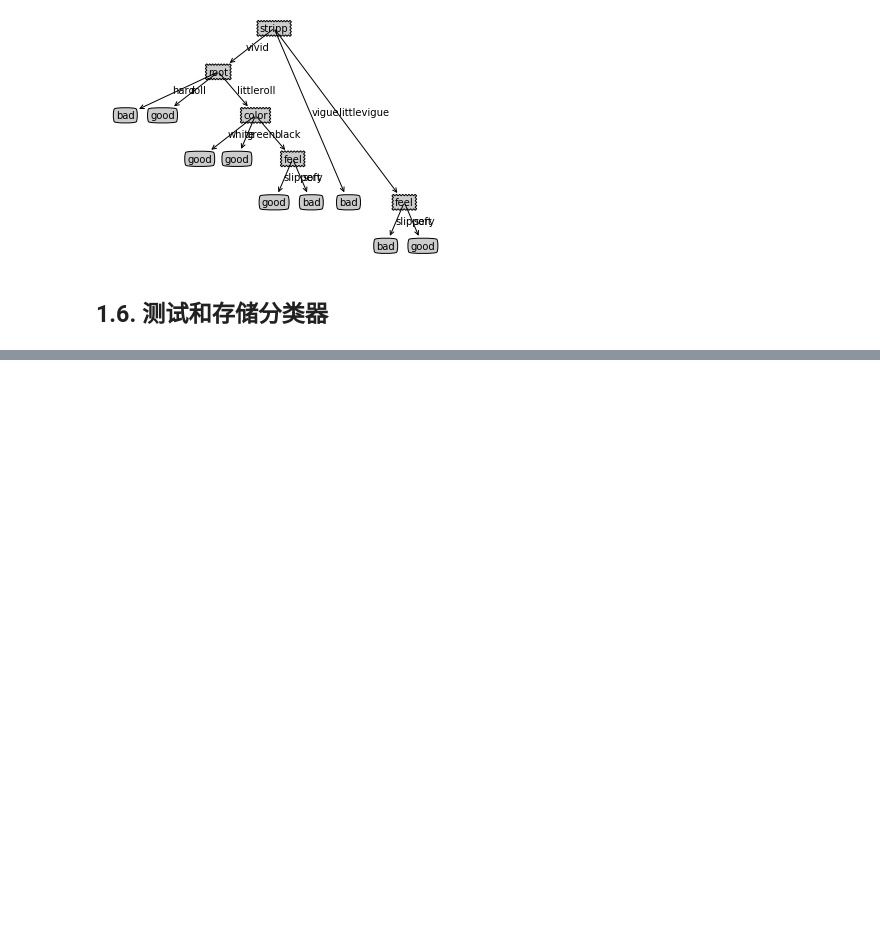
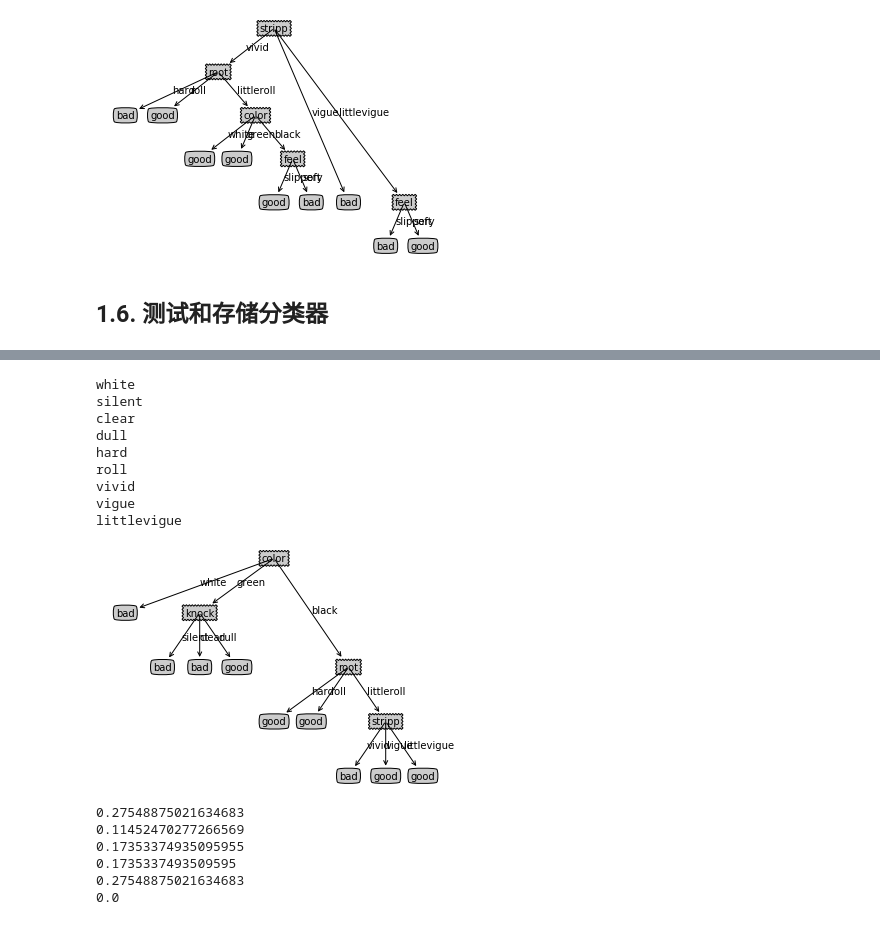
Before and after one commit to bruceEeZhao/machinLearning, a Jupyter notebook: decisionTree/decisionTree.ipynb, the cells around one changed output, grey strips where cells are left out. Saved outputs shown, nothing was run; the diff lists cells and outputs as text; code cells hidden in the pictures; blank space fills up the shorter version.

```diff
--- a/decisionTree/decisionTree.ipynb
+++ b/decisionTree/decisionTree.ipynb
@@ -319,7 +321,7 @@ def treeGenerate(df, A, df1):
     node.children = []
     node.childName = []
     AA = copy.copy(A)
-    AA.remove(bestAttri)
+    #AA.remove(bestAttri)
     for i in attriset:
         node.childName.append(i)
         tmpdf = df[df[bestAttri]==i]
@@ -474,21 +476,21 @@ getTreeDepth(t)
 # %% [output]
 5
 # %%
-def createPlot():
+def createPlot(dTree):
     fig = plt.figure(1, facecolor='white')
     fig.clf()
     axprop = dict(xticks =[], yticks=[])
     createPlot.ax1 = plt.subplot(111, frameon=False, **axprop)
 
-    plotTree.totalW = float(getNumLeafs(t))
-    plotTree.totalD = float(getTreeDepth(t))
+    plotTree.totalW = float(getNumLeafs(dTree))
+    plotTree.totalD = float(getTreeDepth(dTree))
     plotTree.xOff = -0.5/plotTree.totalW
     plotTree.yOff = 1.0
-    plotTree(t, (0.5,1.0), "")
+    plotTree(dTree, (0.5,1.0), "")
     plt.show()
 
 
-createPlot()
+createPlot(t)
 # %% [output]
 hard
 roll
@@ -504,0 +520,18 @@ soft
+# %%
+# 划分数据集
+traindf = df.iloc[[0,1,2,5,6,9,13,14,15,16]]
+testdf = df.iloc[[3,4,7,8,10,11,12]]
+
+A = set(df.columns.values[0:-1])
+dtTree = treeGenerate(traindf, A, traindf)
+
+err = 0
+for index, i in testdf.iterrows():
+    i = list(i)
+    A = list(df.columns.values[0:-1])
+    classfied = dtclassfy(dtTree, i, A)
+    print("true = %s, classfied = %s" %(i[-1], classfied))
+    if classfied != i[-1]:
+        err+=1
+
+print("error = %f" % (err/len(testdf)))
@@ -504,0 +547,28 @@ soft
+# %%
+createPlot(dtTree)
+# %% [output]
+white
+silent
+clear
+dull
+hard
+roll
+vivid
+vigue
+littlevigue
+[figure, added]
+# %%
+traindf
+print(gain(traindf, 'color'))
+print(gain(traindf, 'root'))
+print(gain(traindf, 'knock'))
+print(gain(traindf, 'stripp'))
+print(gain(traindf, 'sto'))
+print(gain(traindf, 'feel'))
+# %% [output]
+0.27548875021634683
+0.11452470277266569
+0.17353374935095955
+0.1735337493509595
+0.27548875021634683
+0.0
```
Also changed, not shown: parts of 8 cells of this notebook, 2 other files.
